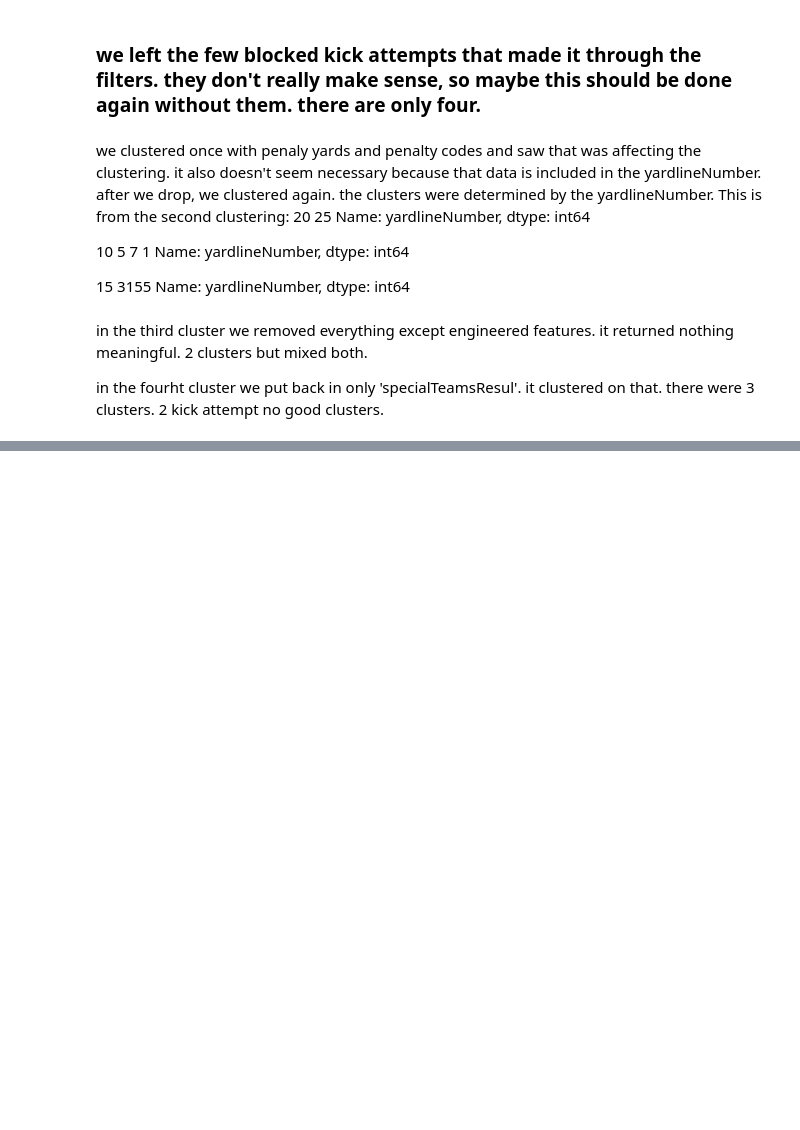
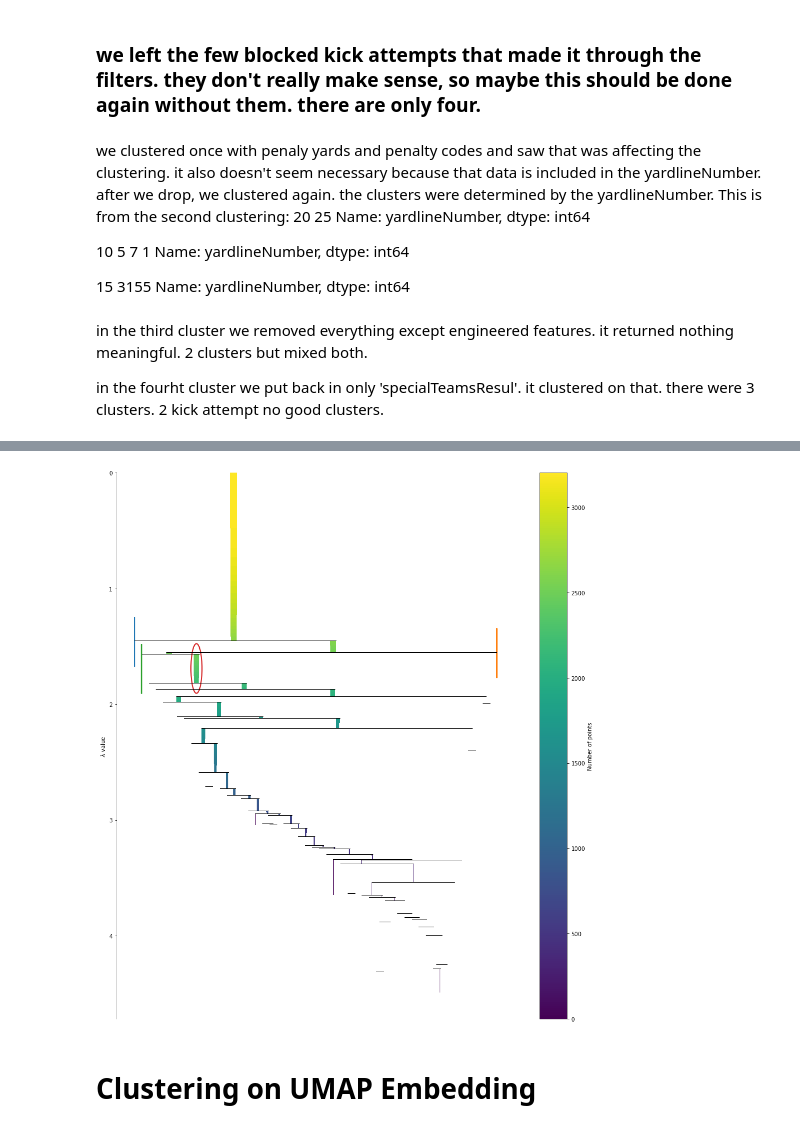
Before and after one commit to egrace479/NFL-BDB-2022, a Jupyter notebook: extra_point_clustering.ipynb, the cells around one changed output, grey strips where cells are left out. Drawn from its saved outputs; the diff is of its cells as text; code cells hidden in the pictures; blank space fills up the shorter version.

```diff
--- a/extra_point_clustering.ipynb
+++ b/extra_point_clustering.ipynb
@@ -576,21 +542,21 @@ def preprocess_ep_specific4(ep_plays):
 
     useful_cols.extend(col for col in columns if 'kicker_core_dist' in col)
 
-    ep_df_scale = ep_plays[useful_cols].dropna()
-    index = ep_df_scale.index
-    ep_df = ep_plays.loc[index]
+    ep_df_scale4 = ep_plays[useful_cols].dropna()
+    index = ep_df_scale4.index
+    ep_df4 = ep_plays.loc[index]
 
     #scale data, but only non-categorical columns
-    scale = StandardScaler()
-    ep_scale = scale.fit_transform(ep_df_scale)
+    scale4 = StandardScaler()
+    ep_scale4 = scale4.fit_transform(ep_df_scale4)
     #TO-DO QUESTION: do we want to scale categoricals too? No
 
     #we are running a distance dependent algorithm
-    return ep_df, ep_scale
+    return ep_df4, ep_scale4
 # %%
-ep_df, ep_scale = preprocess_ep_specific4(extra_point_df)
+ep_df4, ep_scale4 = preprocess_ep_specific4(extra_point_df)
 # %%
-model4_results = model4.fit(ep_scale)
+model4_results = model4.fit(ep_scale4)
 # %%
 model4_results.labels_.max()
 # %% [output]
@@ -734,0 +655,8 @@ in the fourht cluster we put back in only 'specialTeamsResul'. it clustered on t
+# %%
+plt.figure(figsize = (16,18))
+model4.condensed_tree_.plot(select_clusters=True, selection_palette=sns.color_palette())
+plt.show()
+# %% [output]
+[figure, added]
+# %% [markdown]
+# Clustering on UMAP Embedding
```
Also changed, not shown: parts of 62 cells of this notebook.
